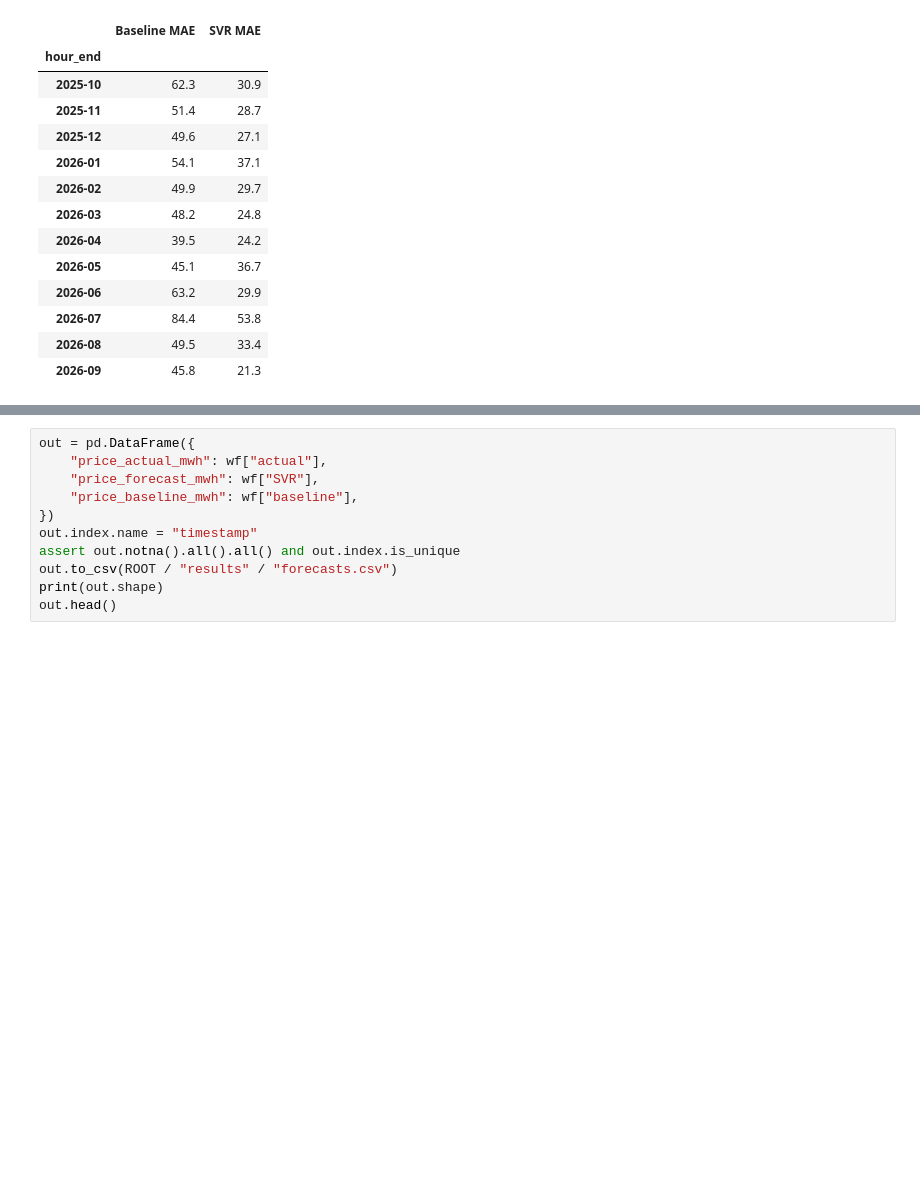
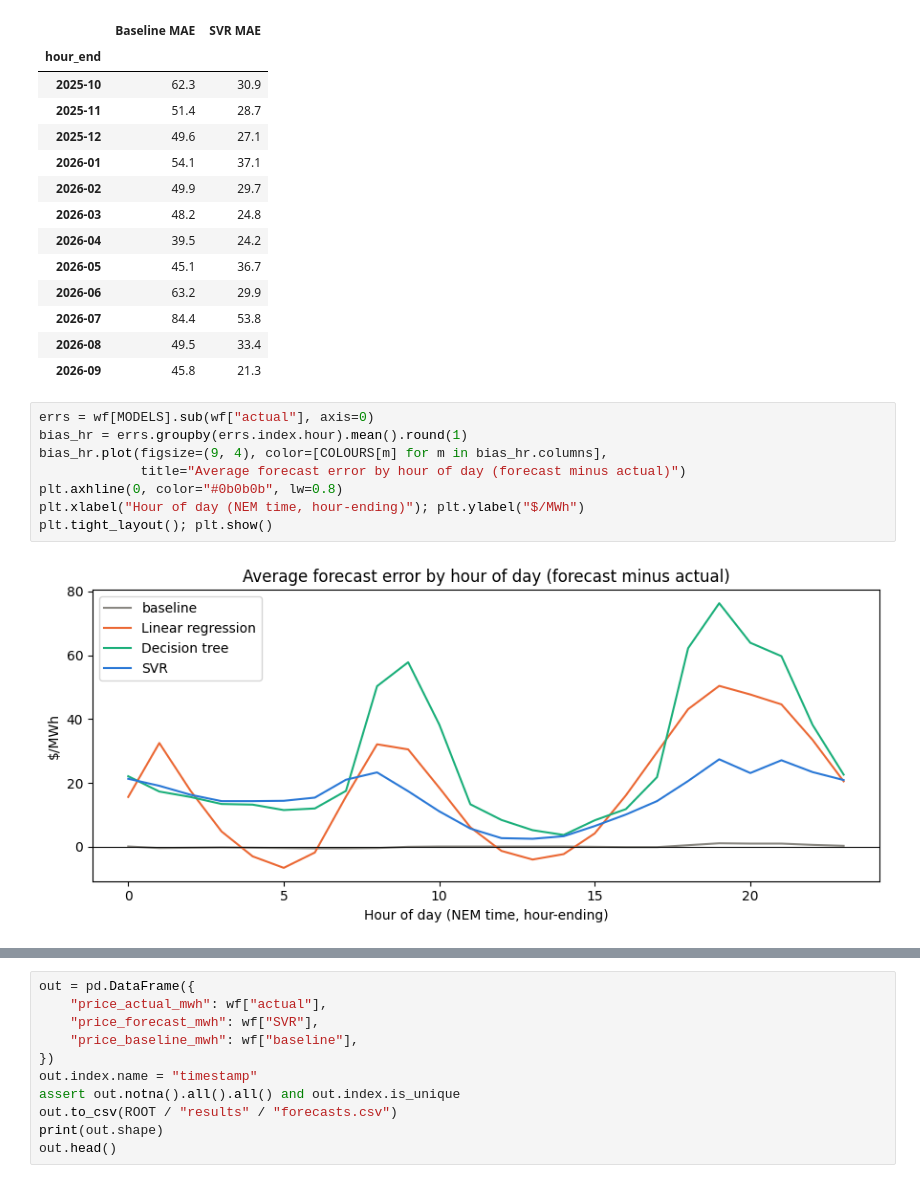
Before and after one commit to lithdhar/MMA3001-Project, a Jupyter notebook: notebooks/05_compare_models.ipynb, the cells around one changed output, grey strips where cells are left out. Saved outputs shown, nothing was run; the diff lists cells and outputs as text; blank space fills up the shorter version.

Commit message:
Copare models, check forecast bias and save forecasts

```diff
--- a/notebooks/05_compare_models.ipynb
+++ b/notebooks/05_compare_models.ipynb
@@ -94,3 +94,13 @@ by_month
 | 2026-07 | 84.4 | 53.8 |
 | 2026-08 | 49.5 | 33.4 |
 | 2026-09 | 45.8 | 21.3 |
+# %%
+errs = wf[MODELS].sub(wf["actual"], axis=0)
+bias_hr = errs.groupby(errs.index.hour).mean().round(1)
+bias_hr.plot(figsize=(9, 4), color=[COLOURS[m] for m in bias_hr.columns],
+             title="Average forecast error by hour of day (forecast minus actual)")
+plt.axhline(0, color="#0b0b0b", lw=0.8)
+plt.xlabel("Hour of day (NEM time, hour-ending)"); plt.ylabel("$/MWh")
+plt.tight_layout(); plt.show()
+# %% [output]
+[figure, added]
```
Also changed, not shown: parts of 2 cells of this notebook.
